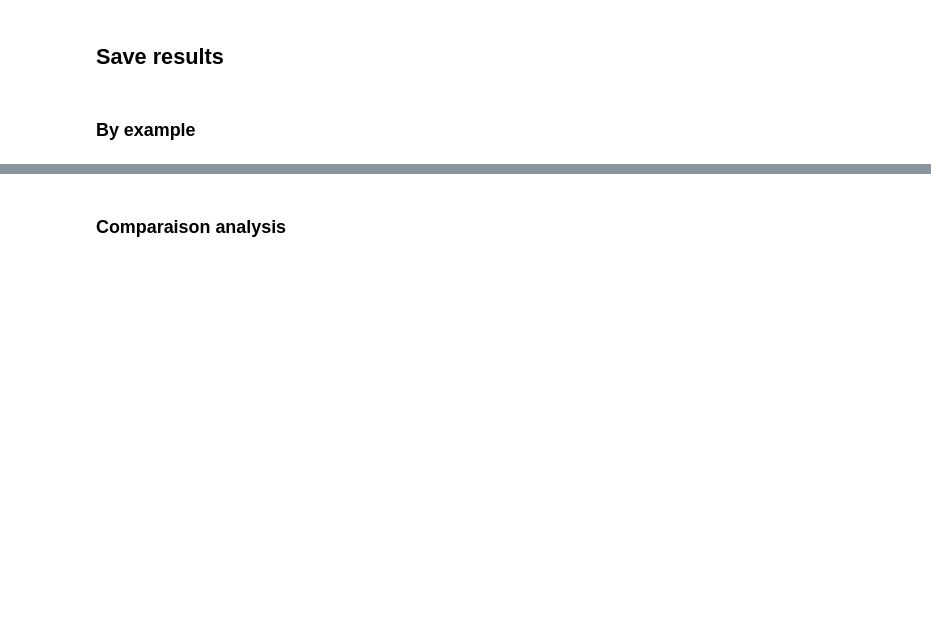
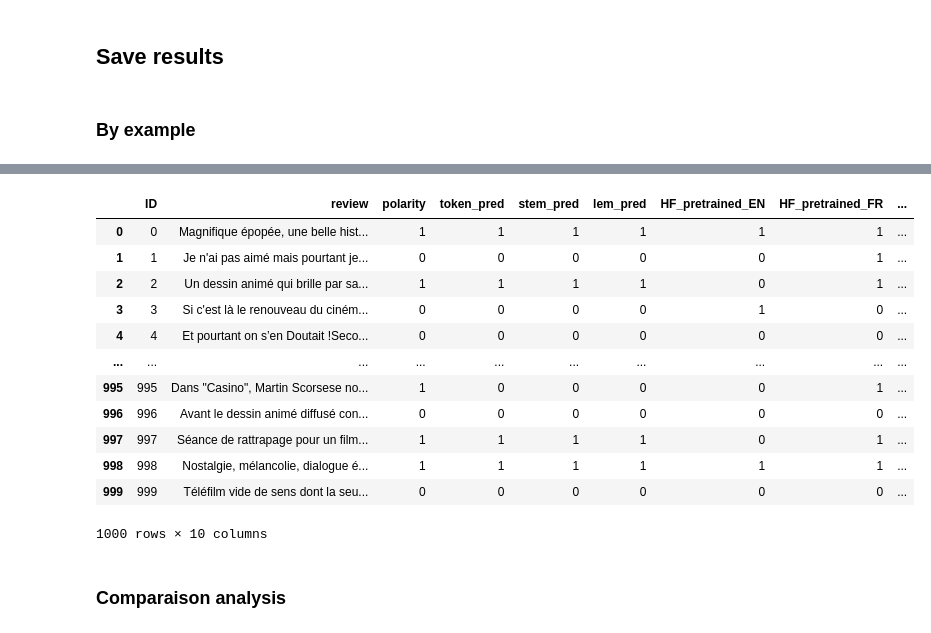
Before and after one commit to Vachonni/TrainingNLP, a Jupyter notebook: notebooks/FormationNLP-ML_Basic.ipynb, the cells around one changed output, grey strips where cells are left out. Drawn from its saved outputs; the diff is of its cells as text; code cells hidden in the pictures; blank space fills up the shorter version.

```diff
--- a/notebooks/FormationNLP-ML_Basic.ipynb
+++ b/notebooks/FormationNLP-ML_Basic.ipynb
@@ -228,15 +249,3 @@ Sur la base de ces considérations, si des données de formation sont disponible
 ## Save results
 # %% [markdown]
 ### By example
-# %%
-pred_test_data = test_data[['ID', 'review', 'polarity', 'token_pred', 'stem_pred', 'lem_pred']]
-
-# Turn bool in int
-pred_test_data.loc[:,'token_pred'] = pred_test_data['token_pred'].astype(int)
-pred_test_data.loc[:,'stem_pred'] = pred_test_data['stem_pred'].astype(int)
-pred_test_data.loc[:,'lem_pred'] = pred_test_data['lem_pred'].astype(int)
-
-# Save predictions
-pred_test_data.to_csv(config.base_dir + '/Data/pred_test_data.csv', index=False)
-
-pred_test_data.head()
@@ -249,0 +269,25 @@ pred_test_data.head()
+# %%
+# Check if pred_test_data.csv exists
+if os.path.exists(config.base_dir + '/Data/pred_test_data.csv'):
+    # If exists, read it and update it with new predictions
+    pred_test_data = pd.read_csv(config.base_dir + '/Data/pred_test_data.csv')
+    pred_test_data['ML_Basic_3grams_TFIDF_NB'] = test_data['ML_Basic_3grams_TFIDF_NB']
+else:
+    # If not, create it
+    test_data.to_csv(config.base_dir + '/Data/pred_test_data.csv', index=False)
+
+pred_test_data
+# %% [output]
+|  | ID | review | polarity | token_pred | stem_pred | lem_pred | HF_pretrained_EN | HF_pretrained_FR | ... |
+| 0 | 0 | Magnifique épopée, une belle hist... | 1 | 1 | 1 | 1 | 1 | 1 | ... |
+| 1 | 1 | Je n'ai pas aimé mais pourtant je... | 0 | 0 | 0 | 0 | 0 | 1 | ... |
+| 2 | 2 | Un dessin animé qui brille par sa... | 1 | 1 | 1 | 1 | 0 | 1 | ... |
+| 3 | 3 | Si c'est là le renouveau du ciném... | 0 | 0 | 0 | 0 | 1 | 0 | ... |
+| 4 | 4 | Et pourtant on s’en Doutait !Seco... | 0 | 0 | 0 | 0 | 0 | 0 | ... |
+| ... | ... | ... | ... | ... | ... | ... | ... | ... | ... |
+| 995 | 995 | Dans "Casino", Martin Scorsese no... | 1 | 0 | 0 | 0 | 0 | 1 | ... |
+| 996 | 996 | Avant le dessin animé diffusé con... | 0 | 0 | 0 | 0 | 0 | 0 | ... |
+| 997 | 997 | Séance de rattrapage pour un film... | 1 | 1 | 1 | 1 | 0 | 1 | ... |
+| 998 | 998 | Nostalgie, mélancolie, dialogue é... | 1 | 1 | 1 | 1 | 1 | 1 | ... |
+| 999 | 999 | Téléfilm vide de sens dont la seu... | 0 | 0 | 0 | 0 | 0 | 0 | ... |
+1000 rows × 10 columns
```
Also changed, not shown: parts of 14 cells of this notebook, 2 other files.
